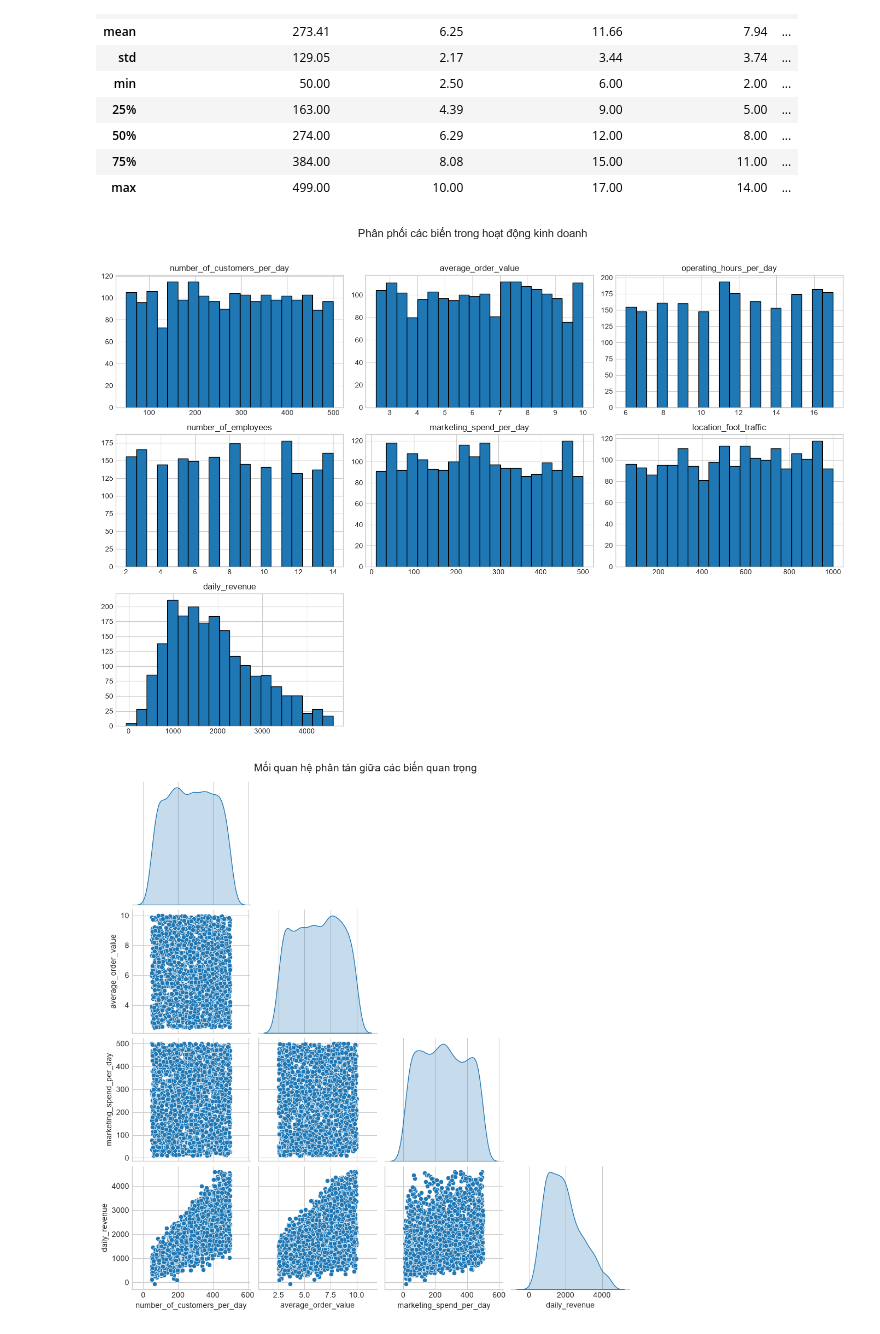
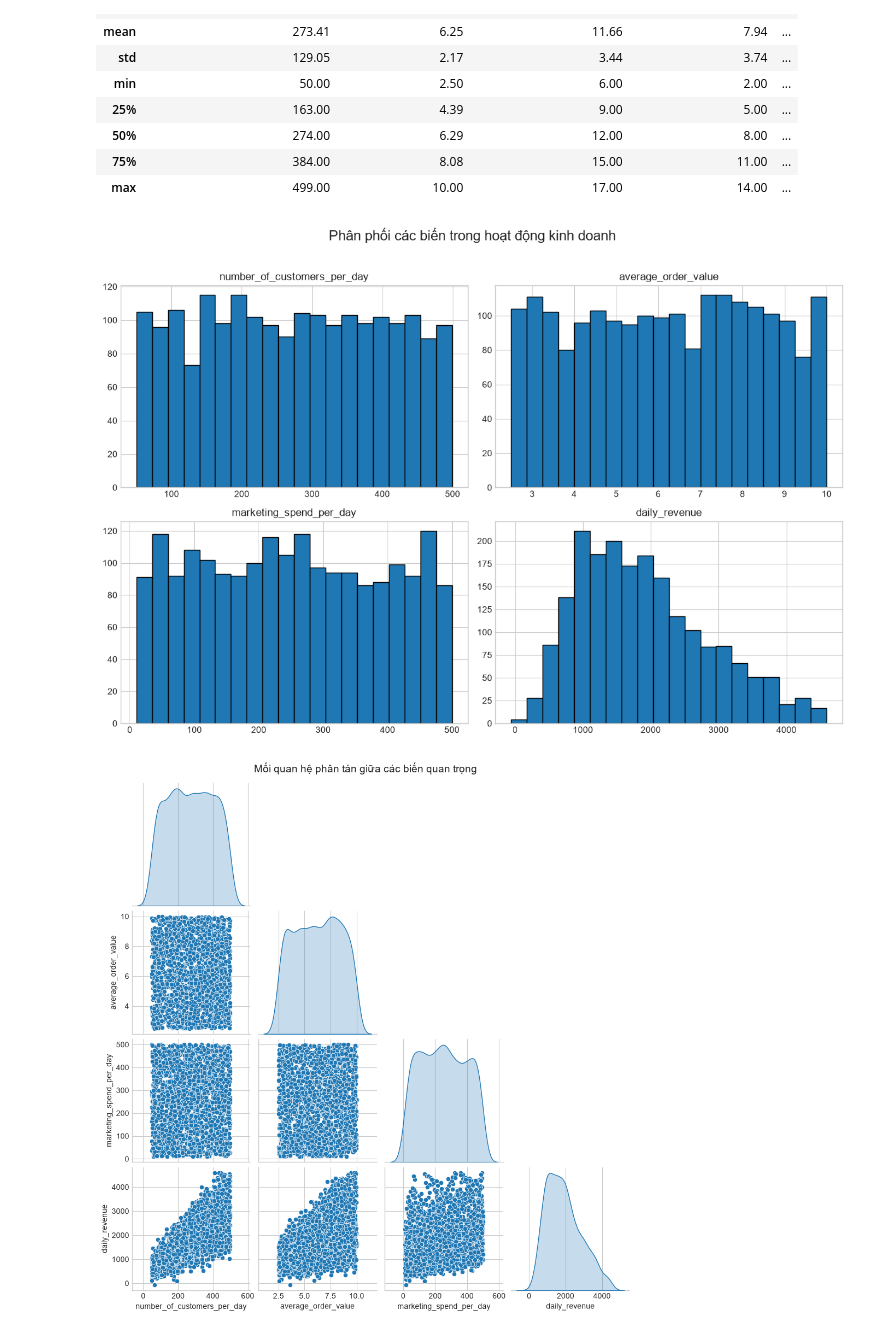
Before and after one commit to giang11082006/MAI, a Jupyter notebook: preprocessing_EDA.ipynb, the cells around one changed output. Saved outputs shown, nothing was run; the diff lists cells and outputs as text; code cells hidden in the pictures.

```diff
--- a/preprocessing_EDA.ipynb
+++ b/preprocessing_EDA.ipynb
@@ -92,3 +92,19 @@ print(f"Kích thước tập dữ liệu cuối cùng (df_cleaned) sẵn sàng c
 # %% [output]
 Số lượng dòng bị loại bỏ do là ngoại lệ: 9
 Kích thước tập dữ liệu cuối cùng (df_cleaned) sẵn sàng cho EDA: (1991, 7)
+# %%
+# Chọn 3 feature quan trọng nhất và biến mục tiêu
+selected_features = [
+    'number_of_customers_per_day',
+    'average_order_value',
+    'marketing_spend_per_day',
+    'daily_revenue'
+]
+df_final = df_cleaned[selected_features].copy()
+
+print(f"Kích thước tập dữ liệu cuối cùng: {df_final.shape}")
+display(df_final.head())
+
+# Lưu thành file CSV mới
+df_final.to_csv("coffee_revenue.csv", index=False)
+print("Đã lưu dữ liệu vào file: coffee_revenue.csv")
@@ -112,12 +137,12 @@ display(df_cleaned.describe().round(2))
 | max | 499.00 | 10.00 | 17.00 | 14.00 | ... |
 # %%
 # 2. Histogram (Phân phối của các biến)
-df_cleaned.hist(bins=20, figsize=(15, 10), color='#1f77b4', edgecolor='black')
+df_final.hist(bins=20, figsize=(12, 8), color='#1f77b4', edgecolor='black')
 plt.suptitle('Phân phối các biến trong hoạt động kinh doanh', fontsize=16, y=1.02)
 plt.tight_layout()
 plt.show()
 # %% [output]
-[figure, old version]
+[figure, new version]
 # %%
 # 3. Pairplot (Xem xét phân tán của một số biến chính)
 cols_to_plot = ['number_of_customers_per_day', 'average_order_value', 'marketing_spend_per_day', 'daily_revenue']
```
Also changed, not shown: parts of 4 cells of this notebook.
